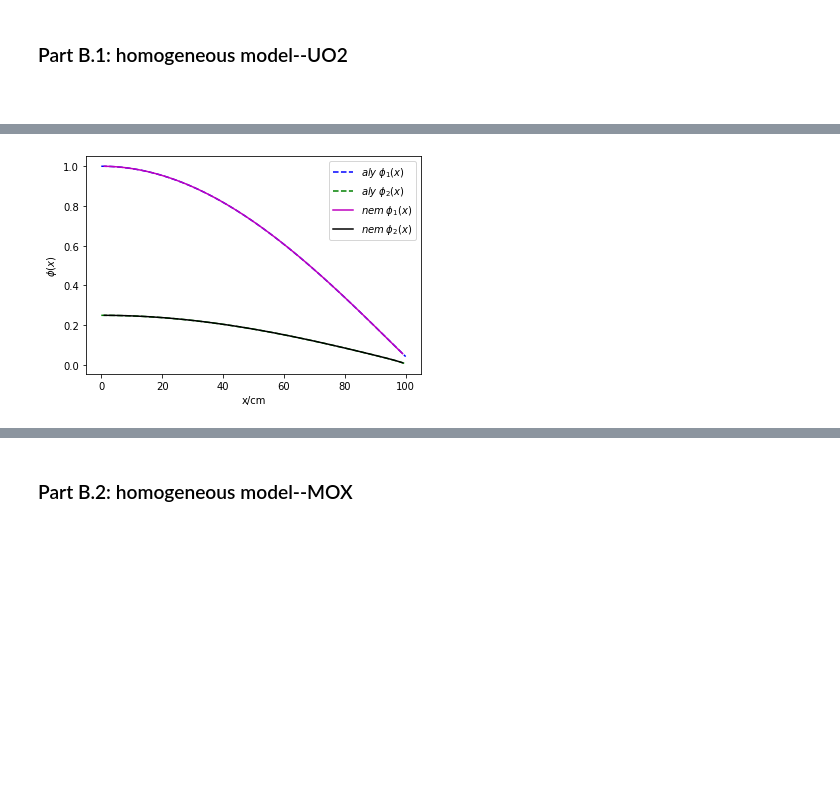
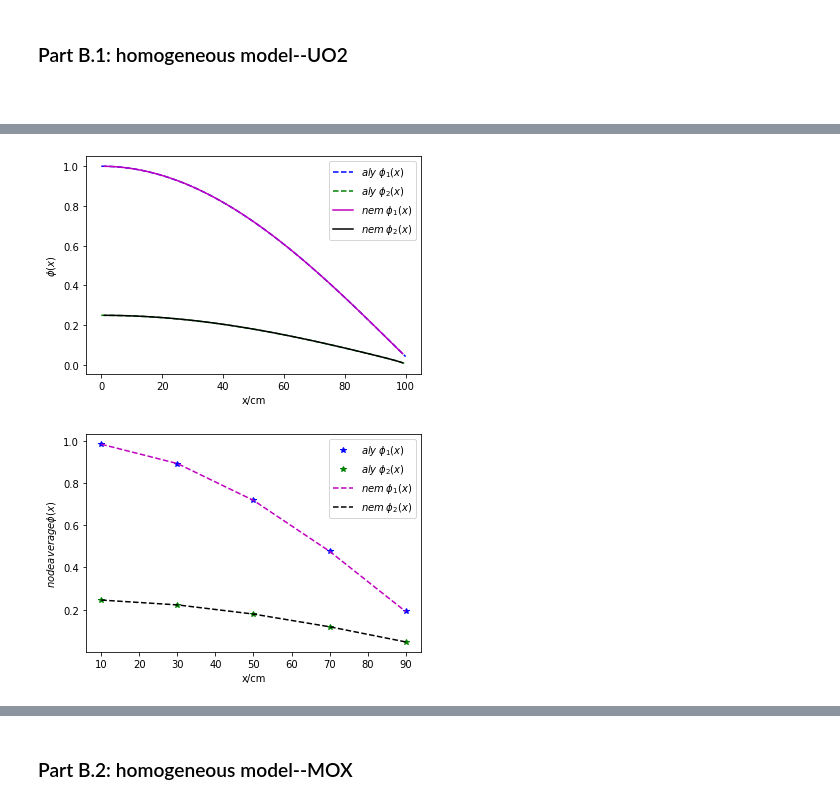
Before and after one commit to sjtao98/NUCL610, a Jupyter notebook: Project2/NUCL610_Project2.ipynb, the cells around one changed output, grey strips where cells are left out. Drawn from its saved outputs; the diff is of its cells as text; code cells hidden in the pictures; blank space fills up the shorter version.

```diff
--- a/Project2/NUCL610_Project2.ipynb
+++ b/Project2/NUCL610_Project2.ipynb
@@ -814,31 +877,105 @@ def _CmfdNemSolver(CASE, THICKNESS, bconl, bconr, nmesh, maxinner, maxouter,\
 # %%
-#analytical solver
-[xa, phia, keff] = _analytical("UO2", 0.8)
+ #analytical solver
+[xa, phia, keff_a] = _analytical("UO2", 0.8)
 
 #CMFD+NEM solver
 CASE = ['UO2','UO2','UO2','UO2','UO2']
 THICKNESS = [20, 20, 20, 20, 20]
 bconl = 0 #reflective
 bconr = 1 #vacuum
-nmesh = 1 + 5 * 10
-maxinner = 50
+maxinner = 10
 maxouter = 50
 CritNDF  = 1E-8
-CritK    = 1E-6
+CritK    = 1E-5
 WSswitch = 1
 lamdinit = 1
+
+"""
+nmesh = 1
+mesh_estimate = []
+keff_estimate = []
+pcm_estimate = []
+while True:
+  [xs, lamd, phis, Inner, Outer] = _CmfdNemSolver(CASE, THICKNESS, bconl, bconr, \
+                                                1+5*nmesh, maxinner, maxouter, WSswitch, \
+                                                CritK, CritNDF, lamdinit)
+  mesh_estimate.append(1+5*nmesh)
+  keff_estimate.append(1/lamd)
+  pcm_estimate.append((keff_a - 1/lamd) * 1e5)
+  if abs((keff_a - 1/lamd) * 1e5) < 1:
+    break
+  nmesh += 1
+
+print('Meshes needed for < 1 pcm keff error:', 1+5*nmesh)
+
+#homogeneous_plotting(CASE, phis, phia, xs, xa, keff_estimate)
+fig, ax1 = plt.subplots()
+color = 'tab:red'
+ax1.plot(mesh_estimate, keff_estimate, color=color)
+ax1.set_xlabel('Nmesh')
+ax1.set_ylabel('keff', color=color)
+ax1.tick_params(axis='y', labelcolor=color)
+
+ax2 = ax1.twinx()
+color = 'tab:green'
+ax2.plot(mesh_estimate, pcm_estimate, color=color, linestyle='dashed')
+ax2.set_ylabel('pcm', color=color)
+ax2.tick_params(axis='y', labelcolor=color)
+
+fig.tight_layout()
+plt.show()
+"""
+nmesh = 10
 [xs, lamd, phis, Inner, Outer] = _CmfdNemSolver(CASE, THICKNESS, bconl, bconr, \
-                                                nmesh, maxinner, maxouter, WSswitch, \
-                                                CritK, CritNDF, lamdinit)
+                                    1+5*nmesh, maxinner, maxouter, WSswitch, \
+                                    CritK, CritNDF, lamdinit)
 
+print("analytic: ", keff_a, " cmfd: ", 1/lamd, " CMFD - analytic (pcm): ", (1/lamd - keff_a)*1e5)
 plt.plot(xa, phia[:,0], 'b--', label = "$aly \; \phi_1(x)$")
 plt.plot(xa, phia[:,1], 'g--', label = "$aly \; \phi_2(x)$")
-plt.plot(xs, phis[:,0]/phis[0][0], 'm-', label = "$nem \; \phi_1(x)$") #scale to 1
-plt.plot(xs, phis[:,1]/phis[0][0], 'k-', label = "$nem \; \phi_2(x)$")
+scale = phis[0][0]
+plt.plot(xs, phis[:,0]/scale, 'm-', label = "$nem \; \phi_1(x)$")
+plt.plot(xs, phis[:,1]/scale, 'k-', label = "$nem \; \phi_2(x)$")
 plt.yscale("linear")
 plt.xlabel('x/cm')
 plt.ylabel('$\phi(x)$')
 plt.legend()
 plt.show()
+
+center = np.zeros([5,1])
+avg_phia = np.zeros([5,2])
+avg_phis = np.zeros([5,2])
+for i in range(5):
+  center[i] = i*20+10
+  for g in range(2):
+    for j in range(nmesh):
+      avg_phis[i][g] += phis[i*nmesh+j][g]/scale
+    avg_phis[i][g] /= nmesh
+
+y = np.size(phia, 0)
+mpr = (y-1)//5
+for i in range(5):
+  for g in range(2):
+    for j in range(mpr):
+      avg_phia[i][g] += phia[i*mpr+j][g]
+    avg_phia[i][g] /= mpr
+
+
+plt.plot(center, avg_phia[:,0], 'b*', label = "$aly \; \phi_1(x)$")
+plt.plot(center, avg_phia[:,1], 'g*', label = "$aly \; \phi_2(x)$")
+plt.plot(center, avg_phis[:,0], 'm--', label = "$nem \; \phi_1(x)$")
+plt.plot(center, avg_phis[:,1], 'k--', label = "$nem \; \phi_2(x)$")
+plt.yscale("linear")
+plt.xlabel('x/cm')
+plt.ylabel('$node average \phi(x)$')
+plt.legend()
+plt.show()
+
+plt.plot(center, avg_phia[:,0] - avg_phis[:,0], '*')
+plt.plot(center, avg_phia[:,1] - avg_phis[:,1], 'o')
+plt.ylabel('node average diff')
+plt.xlabel('x/cm')
+plt.legend(['group1', 'group2'])
+plt.show()
 # %% [output]
 Analytically Estimated k-eff for UO2: [1.20394103]
@@ -846 +984,2 @@ outer: 1, inner: 10, keff: 1.203948017827415, lamderror: 6.753556858196674e-08,
 [figure]
+[figure, added]
```
Also changed, not shown: parts of 7 cells of this notebook.
